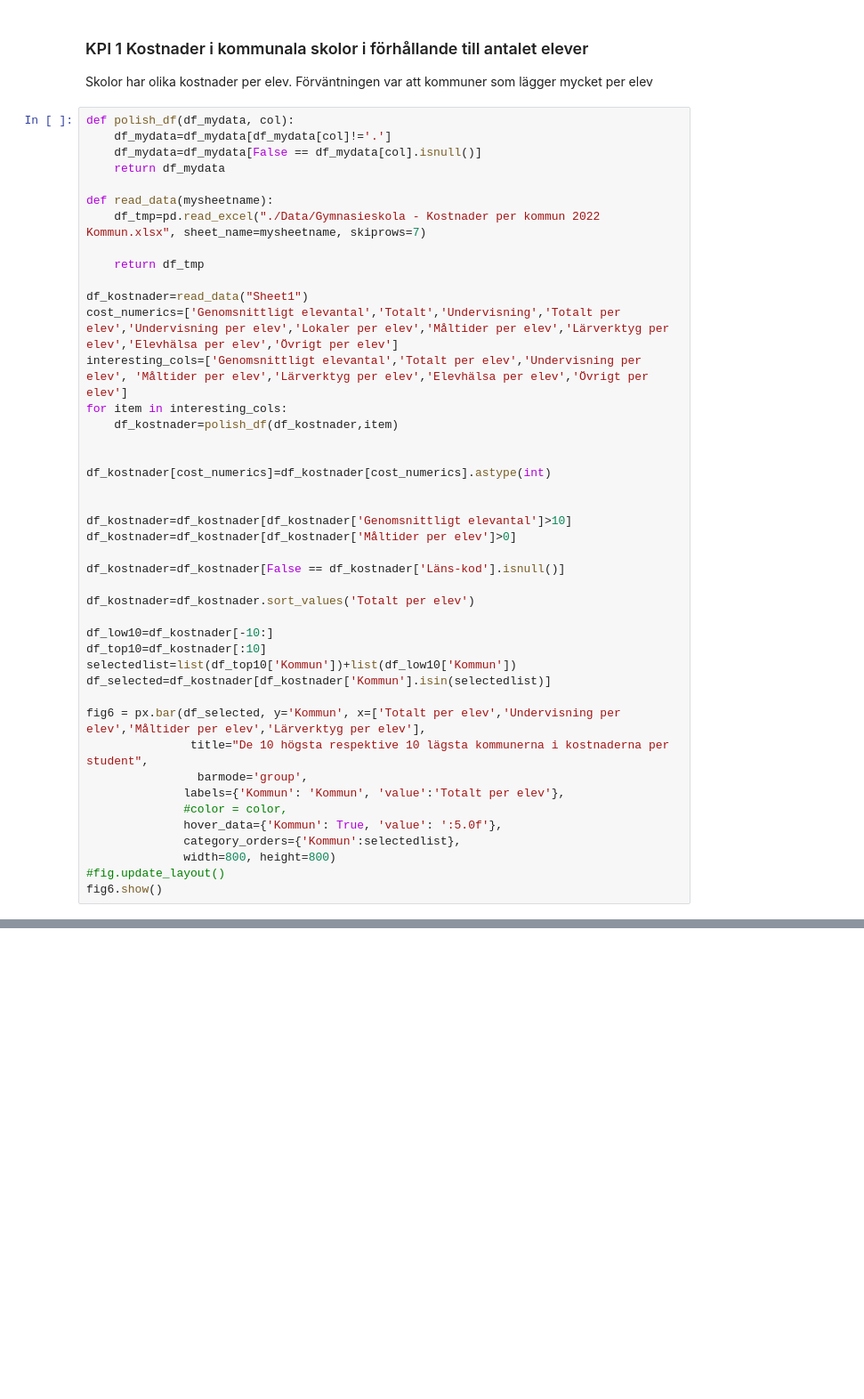
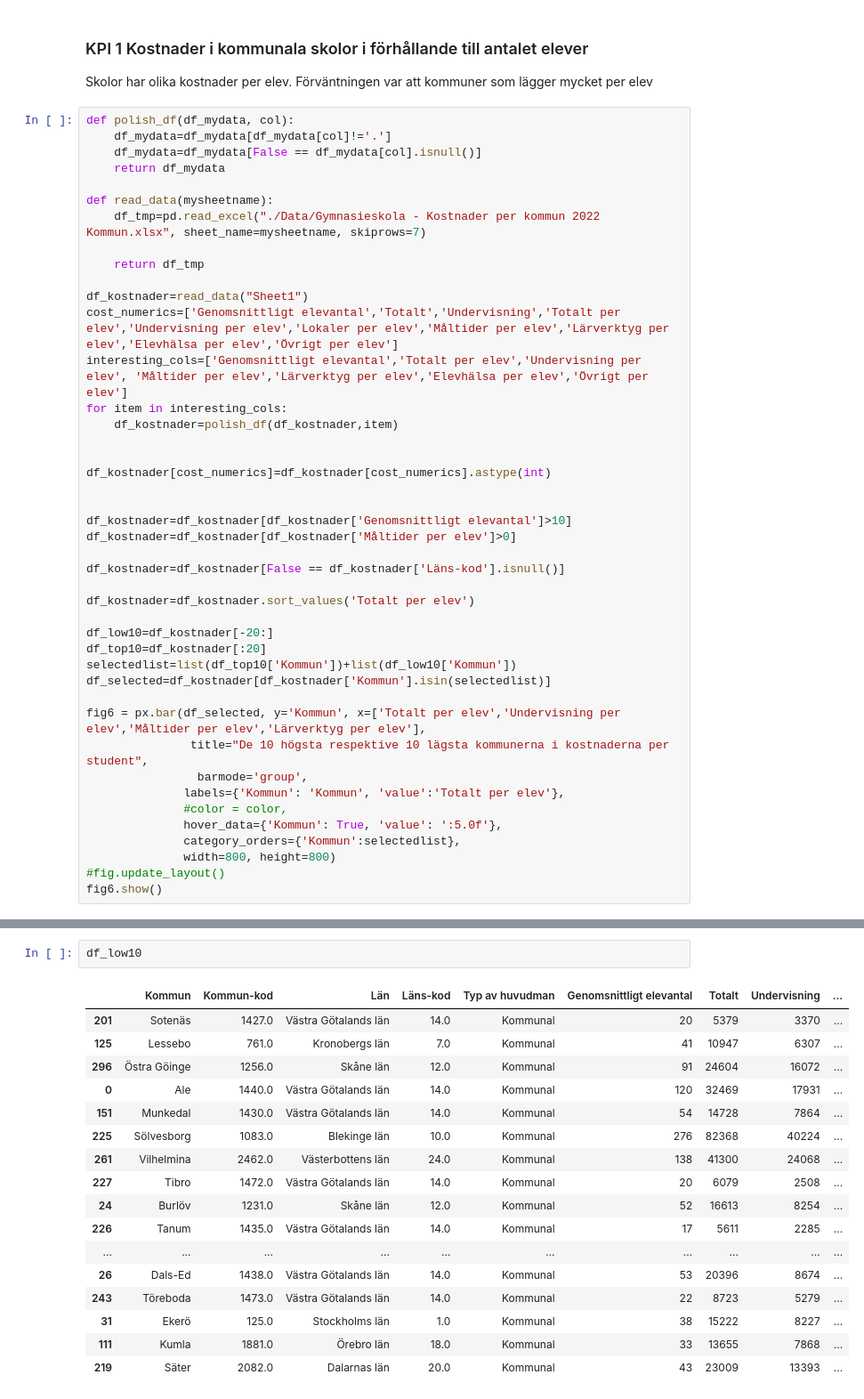
Before and after one commit to danlundh67/PISA-data-processing, a Jupyter notebook: pisa.ipynb, the cells around one changed output, grey strips where cells are left out. Shown at 89% size. Saved outputs shown, nothing was run; the diff lists cells and outputs as text; blank space fills up the shorter version.

```diff
--- a/pisa.ipynb
+++ b/pisa.ipynb
@@ -386,8 +386,8 @@ df_kostnader=df_kostnader[False == df_kostnader['Läns-kod'].isnull()]
 
 df_kostnader=df_kostnader.sort_values('Totalt per elev')
 
-df_low10=df_kostnader[-10:]
-df_top10=df_kostnader[:10]
+df_low10=df_kostnader[-20:]
+df_top10=df_kostnader[:20]
 selectedlist=list(df_top10['Kommun'])+list(df_low10['Kommun'])
 df_selected=df_kostnader[df_kostnader['Kommun'].isin(selectedlist)]
 
@@ -490,0 +503,20 @@ df_nationella
+# %%
+df_low10
+# %% [output]
+|  | Kommun | Kommun-kod | Län | Läns-kod | Typ av huvudman | Genomsnittligt elevantal | Totalt | Undervisning | ... |
+| 201 | Sotenäs | 1427.0 | Västra Götalands län | 14.0 | Kommunal | 20 | 5379 | 3370 | ... |
+| 125 | Lessebo | 761.0 | Kronobergs län | 7.0 | Kommunal | 41 | 10947 | 6307 | ... |
+| 296 | Östra Göinge | 1256.0 | Skåne län | 12.0 | Kommunal | 91 | 24604 | 16072 | ... |
+| 0 | Ale | 1440.0 | Västra Götalands län | 14.0 | Kommunal | 120 | 32469 | 17931 | ... |
+| 151 | Munkedal | 1430.0 | Västra Götalands län | 14.0 | Kommunal | 54 | 14728 | 7864 | ... |
+| 225 | Sölvesborg | 1083.0 | Blekinge län | 10.0 | Kommunal | 276 | 82368 | 40224 | ... |
+| 261 | Vilhelmina | 2462.0 | Västerbottens län | 24.0 | Kommunal | 138 | 41300 | 24068 | ... |
+| 227 | Tibro | 1472.0 | Västra Götalands län | 14.0 | Kommunal | 20 | 6079 | 2508 | ... |
+| 24 | Burlöv | 1231.0 | Skåne län | 12.0 | Kommunal | 52 | 16613 | 8254 | ... |
+| 226 | Tanum | 1435.0 | Västra Götalands län | 14.0 | Kommunal | 17 | 5611 | 2285 | ... |
+| ... | ... | ... | ... | ... | ... | ... | ... | ... | ... |
+| 26 | Dals-Ed | 1438.0 | Västra Götalands län | 14.0 | Kommunal | 53 | 20396 | 8674 | ... |
+| 243 | Töreboda | 1473.0 | Västra Götalands län | 14.0 | Kommunal | 22 | 8723 | 5279 | ... |
+| 31 | Ekerö | 125.0 | Stockholms län | 1.0 | Kommunal | 38 | 15222 | 8227 | ... |
+| 111 | Kumla | 1881.0 | Örebro län | 18.0 | Kommunal | 33 | 13655 | 7868 | ... |
+| 219 | Säter | 2082.0 | Dalarnas län | 20.0 | Kommunal | 43 | 23009 | 13393 | ... |
```
Also changed, not shown: parts of 4 cells of this notebook.
